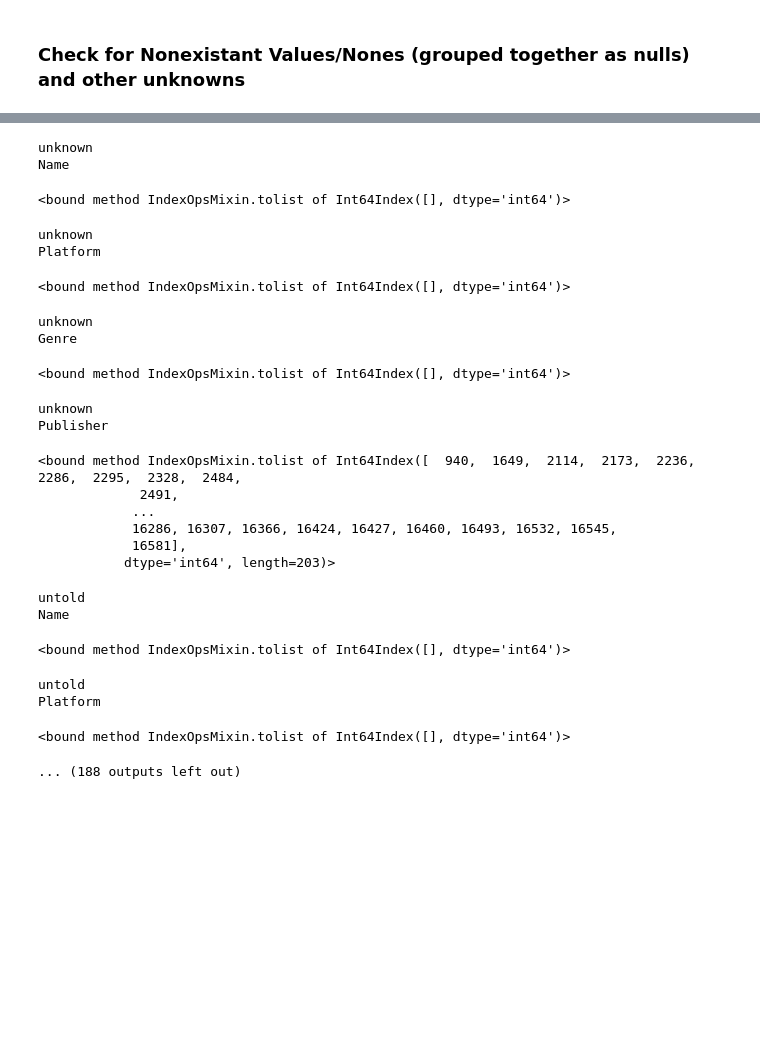
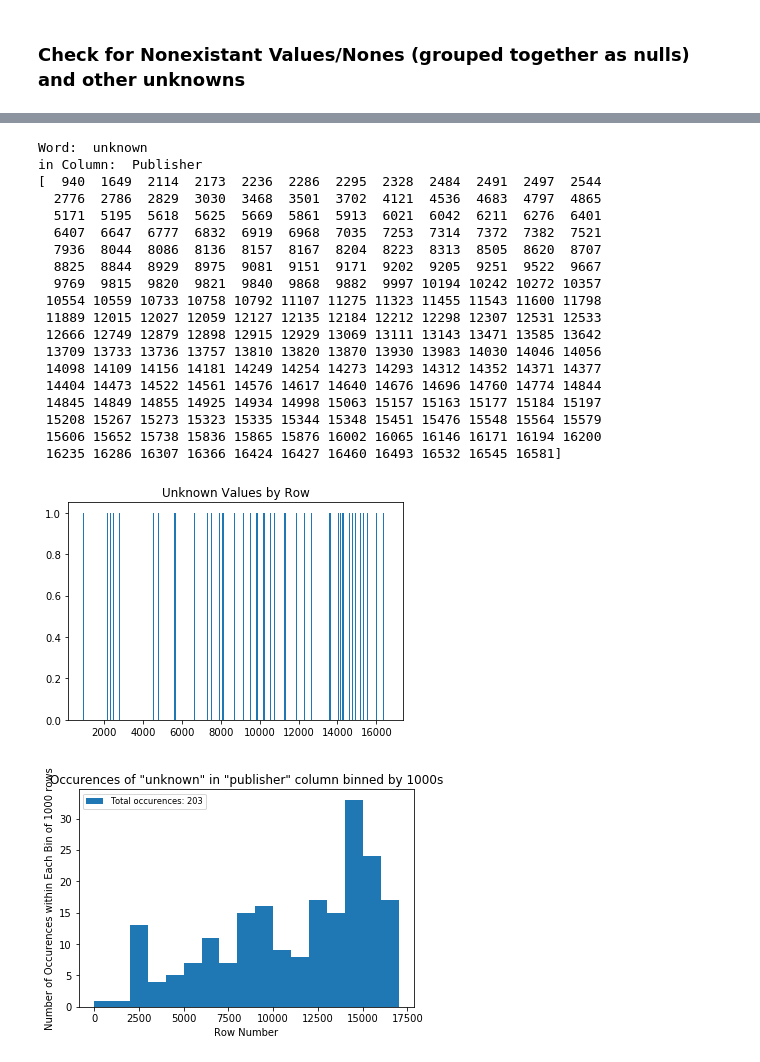
Before and after one commit to AaDalal/senior_sem_ai, a Jupyter notebook: dataExploration0_IDA.ipynb, the cells around one changed output, grey strips where cells are left out. Cells and saved outputs as stored; diff of their text form; code cells hidden in the pictures; blank space fills up the shorter version.

```diff
--- a/dataExploration0_IDA.ipynb
+++ b/dataExploration0_IDA.ipynb
@@ -73,49 +108,62 @@ NaN_count_col_df
 # %%
 InteractiveShell.ast_node_interactivity = "all"
 
 # Found synonyms of null, unknown, nonexistant, n/a, not any etc that might be present in a dataset
 
-unknown_synonyms = ['unknown', 'untold', 'undetermined', 'undefined', 'hidden', 'indefinite', 'pending', 'inconclusive', 'unnamed', 'undesignated', 'insignificant', 'nonexistant', 'non-existant', 'missing', 'absent', 'unavailable', 'nonexistent', 'withdrawn', 'null', 'invalid', 'void', 'rescinded', 'repealed', 'blank', 'empty', 'canceled', 'revoked', 'rescinded', 'not any', 'n/a', 'None', 'nan', 'excluded',]
+null_synonyms = ['unknown', 'untold', 'undetermined', 'undefined', 'hidden', 'indefinite', 'pending', 'inconclusive', 'unnamed', 'undesignated', 'insignificant', 'nonexistant', 'non-existant', 'missing', 'absent', 'unavailable', 'nonexistent', 'withdrawn', 'null', 'invalid', 'void', 'rescinded', 'repealed', 'blank', 'empty', 'canceled', 'revoked', 'rescinded', 'not any', 'n/a', 'None', 'nan', 'excluded',]
 
 # Select columns with dtype 'object' and converting all strings to lowercase
 obj_cols = ['Name', 'Platform', 'Genre', 'Publisher']
 
 obj_vg_df = pd.DataFrame(dtype = 'object')
 for col in obj_cols:
     obj_vg_df[col] = vg_df[col].str.lower()
 
 # Recording where the word occus
 
-for word in unknown_synonyms:
+for word in null_synonyms:
     for col in obj_cols:
-        print(word)
-        print(col)
-        obj_vg_df.index[obj_vg_df[col] == word].tolist
+        if True in (obj_vg_df[col] == word).values:
+            print('Word: ',word)
+            print('in Column: ',col)
+            print(np.array(obj_vg_df.index[obj_vg_df[col] == word].tolist()))
+            # The output list tells us that the only occurence of a synonym of null was 'unknown' in the 'publisher column'
 
+# Plotting the locations of the 'unknown's by row
 
-#vg_obj_df.where(vg_obj_df in unknown_synonyms)
+unknown_indices = obj_vg_df.index[obj_vg_df['Publisher'] == 'unknown'].tolist()
+
+plt.bar(unknown_indices, 1, width = 10)
+plt.title("Unknown Values by Row")
+plt.show()
+
+# Binned by thousands
+
+plt.hist(np.array(unknown_indices), bins = 17, range = (0.0, 17000.0))
+plt.title('Occurences of "unknown" in "publisher" column binned by 1000s')
+plt.xlabel('Row Number')
+plt.ylabel('Number of Occurences within Each Bin of 1000 rows')
+plt.legend([f'Total occurences: {len(unknown_indices)}'], loc = 'upper left', fontsize = 'small')
+plt.show()
 # %% [output]
-unknown
-Name
+Word:  unknown
+in Column:  Publisher
+[  940  1649  2114  2173  2236  2286  2295  2328  2484  2491  2497  2544
+  2776  2786  2829  3030  3468  3501  3702  4121  4536  4683  4797  4865
+  5171  5195  5618  5625  5669  5861  5913  6021  6042  6211  6276  6401
+  6407  6647  6777  6832  6919  6968  7035  7253  7314  7372  7382  7521
+  7936  8044  8086  8136  8157  8167  8204  8223  8313  8505  8620  8707
+  8825  8844  8929  8975  9081  9151  9171  9202  9205  9251  9522  9667
+  9769  9815  9820  9821  9840  9868  9882  9997 10194 10242 10272 10357
+ 10554 10559 10733 10758 10792 11107 11275 11323 11455 11543 11600 11798
+ 11889 12015 12027 12059 12127 12135 12184 12212 12298 12307 12531 12533
+ 12666 12749 12879 12898 12915 12929 13069 13111 13143 13471 13585 13642
+ 13709 13733 13736 13757 13810 13820 13870 13930 13983 14030 14046 14056
+ 14098 14109 14156 14181 14249 14254 14273 14293 14312 14352 14371 14377
+ 14404 14473 14522 14561 14576 14617 14640 14676 14696 14760 14774 14844
+ 14845 14849 14855 14925 14934 14998 15063 15157 15163 15177 15184 15197
+ 15208 15267 15273 15323 15335 15344 15348 15451 15476 15548 15564 15579
+ 15606 15652 15738 15836 15865 15876 16002 16065 16146 16171 16194 16200
+ 16235 16286 16307 16366 16424 16427 16460 16493 16532 16545 16581]
-<bound method IndexOpsMixin.tolist of Int64Index([], dtype='int64')>
-unknown
-Platform
-<bound method IndexOpsMixin.tolist of Int64Index([], dtype='int64')>
-unknown
-Genre
-<bound method IndexOpsMixin.tolist of Int64Index([], dtype='int64')>
-unknown
-Publisher
-<bound method IndexOpsMixin.tolist of Int64Index([  940,  1649,  2114,  2173,  2236,  2286,  2295,  2328,  2484,
-             2491,
-            ...
-            16286, 16307, 16366, 16424, 16427, 16460, 16493, 16532, 16545,
-            16581],
-           dtype='int64', length=203)>
-untold
-Name
-<bound method IndexOpsMixin.tolist of Int64Index([], dtype='int64')>
-untold
-Platform
-<bound method IndexOpsMixin.tolist of Int64Index([], dtype='int64')>
-... (188 outputs left out)
+[figure, added]
+[figure, added]
```
Also changed, not shown: parts of 7 cells of this notebook.
